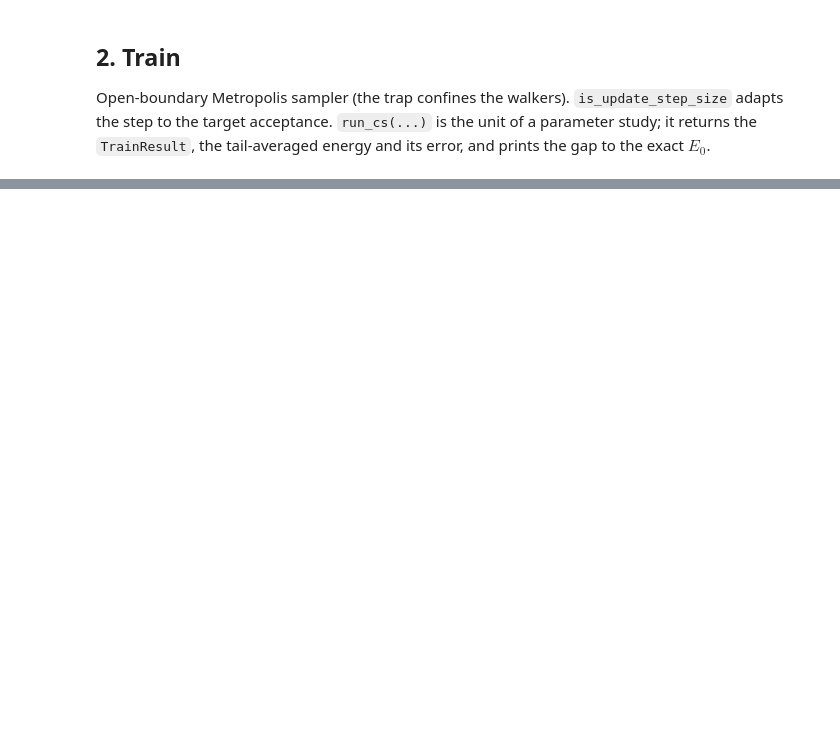
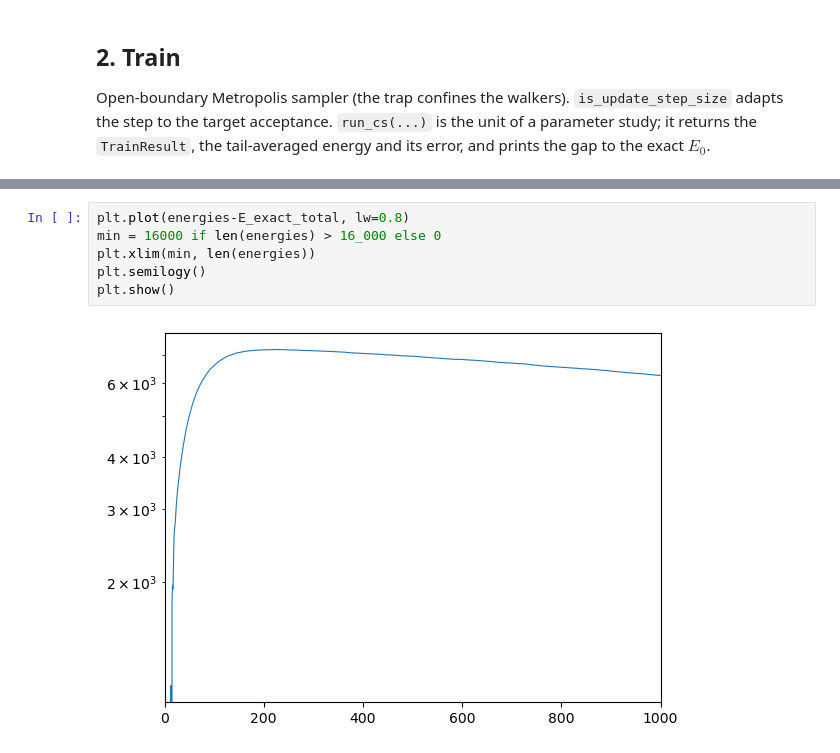
Before and after one commit to pfargas/qvarnet, a Jupyter notebook: calogero-sutherland/cs-single-point-exploration.ipynb, the cells around one changed output, grey strips where cells are left out. Cells and saved outputs as stored; diff of their text form; blank space fills up the shorter version.

```diff
--- a/calogero-sutherland/cs-single-point-exploration.ipynb
+++ b/calogero-sutherland/cs-single-point-exploration.ipynb
@@ -179,3 +183,11 @@ plt.title('CS energy convergence'); plt.tight_layout(); plt.show()
+# %%
+plt.plot(energies-E_exact_total, lw=0.8)
+min = 16000 if len(energies) > 16_000 else 0
+plt.xlim(min, len(energies))
+plt.semilogy()
+plt.show()
+# %% [output]
+[figure, added]
 # %%
 result_rerun = run_cs(L, init_params=result.final_params, n_epochs=5_000, optimizer=optax.adam(learning_rate=1e-4))
 # %% [output]
```
Also changed, not shown: parts of 15 cells of this notebook, 4 other files.
